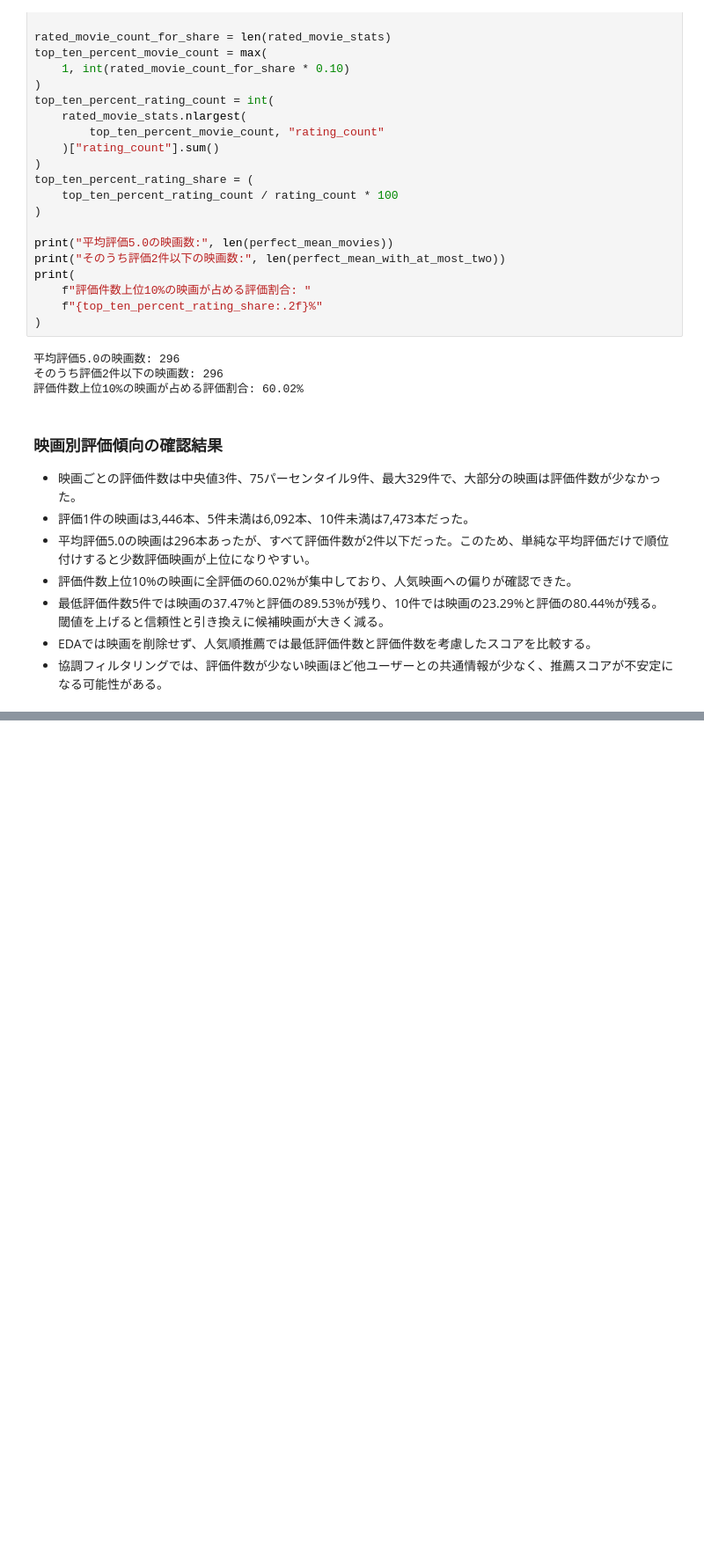
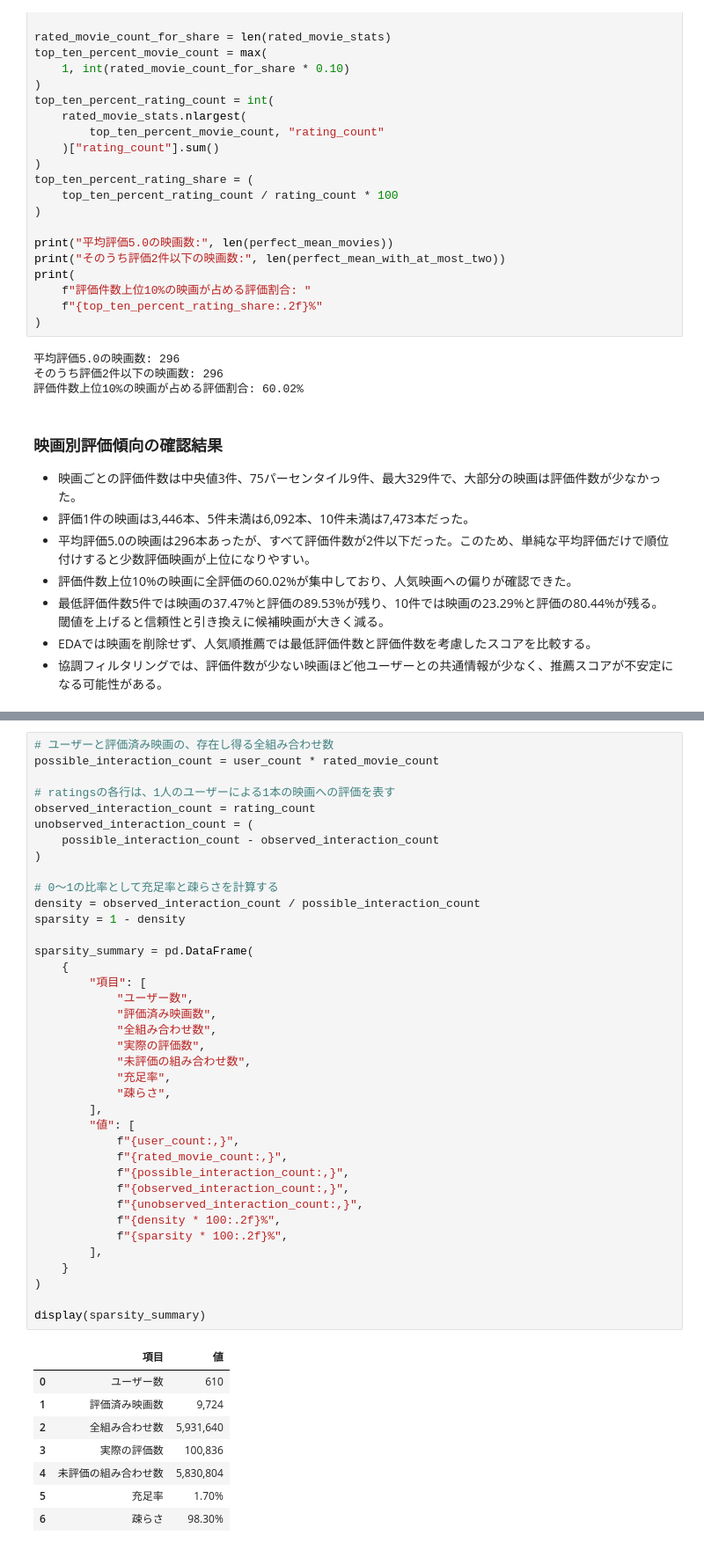
Before and after one commit to HM927/movie-recommendation-system, a Jupyter notebook: notebooks/exploration.ipynb, the cells around one changed output, grey strips where cells are left out. Shown at 88% size. Saved outputs shown, nothing was run; the diff lists cells and outputs as text; blank space fills up the shorter version.

```diff
--- a/notebooks/exploration.ipynb
+++ b/notebooks/exploration.ipynb
@@ -1023,0 +1044,47 @@ print(
+# %%
+# ユーザーと評価済み映画の、存在し得る全組み合わせ数
+possible_interaction_count = user_count * rated_movie_count
+
+# ratingsの各行は、1人のユーザーによる1本の映画への評価を表す
+observed_interaction_count = rating_count
+unobserved_interaction_count = (
+    possible_interaction_count - observed_interaction_count
+)
+
+# 0〜1の比率として充足率と疎らさを計算する
+density = observed_interaction_count / possible_interaction_count
+sparsity = 1 - density
+
+sparsity_summary = pd.DataFrame(
+    {
+        "項目": [
+            "ユーザー数",
+            "評価済み映画数",
+            "全組み合わせ数",
+            "実際の評価数",
+            "未評価の組み合わせ数",
+            "充足率",
+            "疎らさ",
+        ],
+        "値": [
+            f"{user_count:,}",
+            f"{rated_movie_count:,}",
+            f"{possible_interaction_count:,}",
+            f"{observed_interaction_count:,}",
+            f"{unobserved_interaction_count:,}",
+            f"{density * 100:.2f}%",
+            f"{sparsity * 100:.2f}%",
+        ],
+    }
+)
+
+display(sparsity_summary)
+# %% [output]
+|  | 項目 | 値 |
+| 0 | ユーザー数 | 610 |
+| 1 | 評価済み映画数 | 9,724 |
+| 2 | 全組み合わせ数 | 5,931,640 |
+| 3 | 実際の評価数 | 100,836 |
+| 4 | 未評価の組み合わせ数 | 5,830,804 |
+| 5 | 充足率 | 1.70% |
+| 6 | 疎らさ | 98.30% |
```
Also changed, not shown: parts of 6 cells of this notebook.
